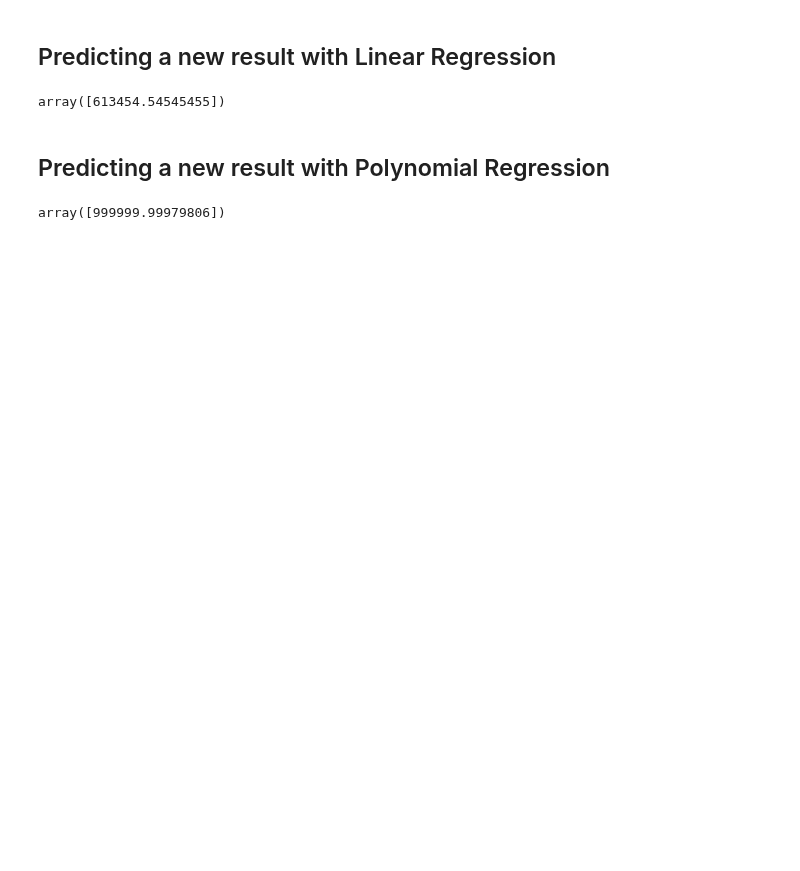
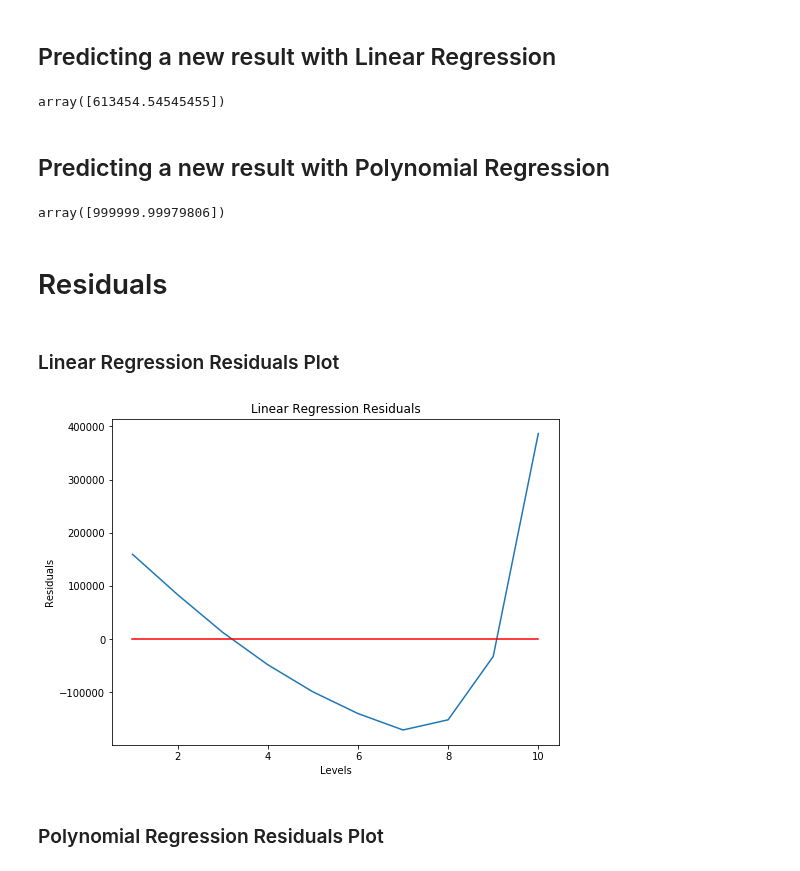
Before and after one commit to iamtushara/Machine-Learning-Reference, a Jupyter notebook: 1. Supervised Learning/1. Regression/3. Polynomial Regression/Codes/Polynomial Regression.ipynb, the cells around one changed output. Drawn from its saved outputs; the diff is of its cells as text; code cells hidden in the pictures; blank space fills up the shorter version.

```diff
--- a/1. Supervised Learning/1. Regression/3. Polynomial Regression/Codes/Polynomial Regression.ipynb
+++ b/1. Supervised Learning/1. Regression/3. Polynomial Regression/Codes/Polynomial Regression.ipynb
@@ -89,2 +93,20 @@ lin_reg_2.predict(poly_reg.fit_transform(np.array([[10]])))
 # %% [output]
 array([999999.99979806])
+# %% [markdown]
+# Residuals
+# %% [markdown]
+### Linear Regression Residuals Plot
+# %%
+linear_regression_residuals = y - lin_reg.predict(X)
+# %%
+plt.figure(figsize=(8,6))
+plt.plot(X, linear_regression_residuals)
+plt.plot(X, [0]*len(X), color='r')
+plt.title("Linear Regression Residuals")
+plt.xlabel("Levels")
+plt.ylabel("Residuals")
+plt.show()
+# %% [output]
+[figure, added]
+# %% [markdown]
+### Polynomial Regression Residuals Plot
```
Also changed, not shown: parts of 20 cells of this notebook.
